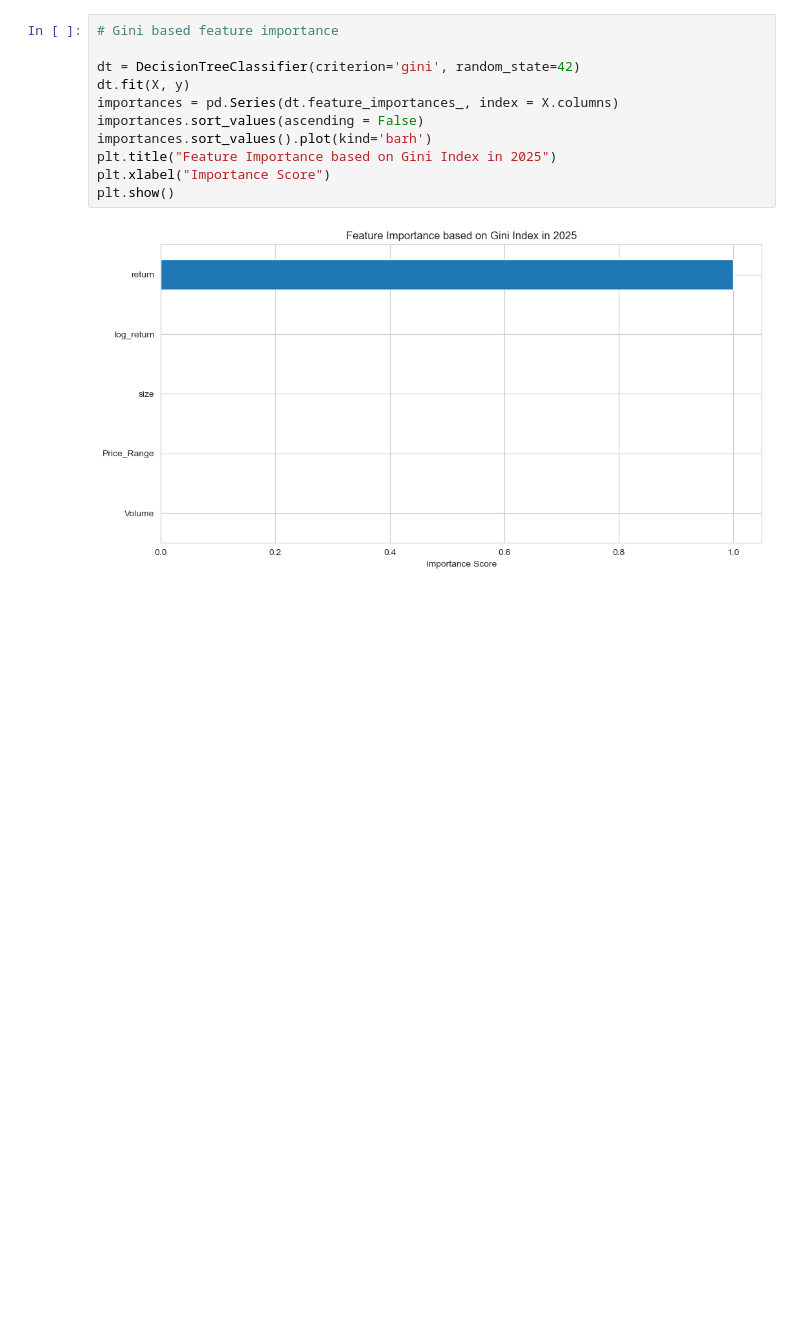
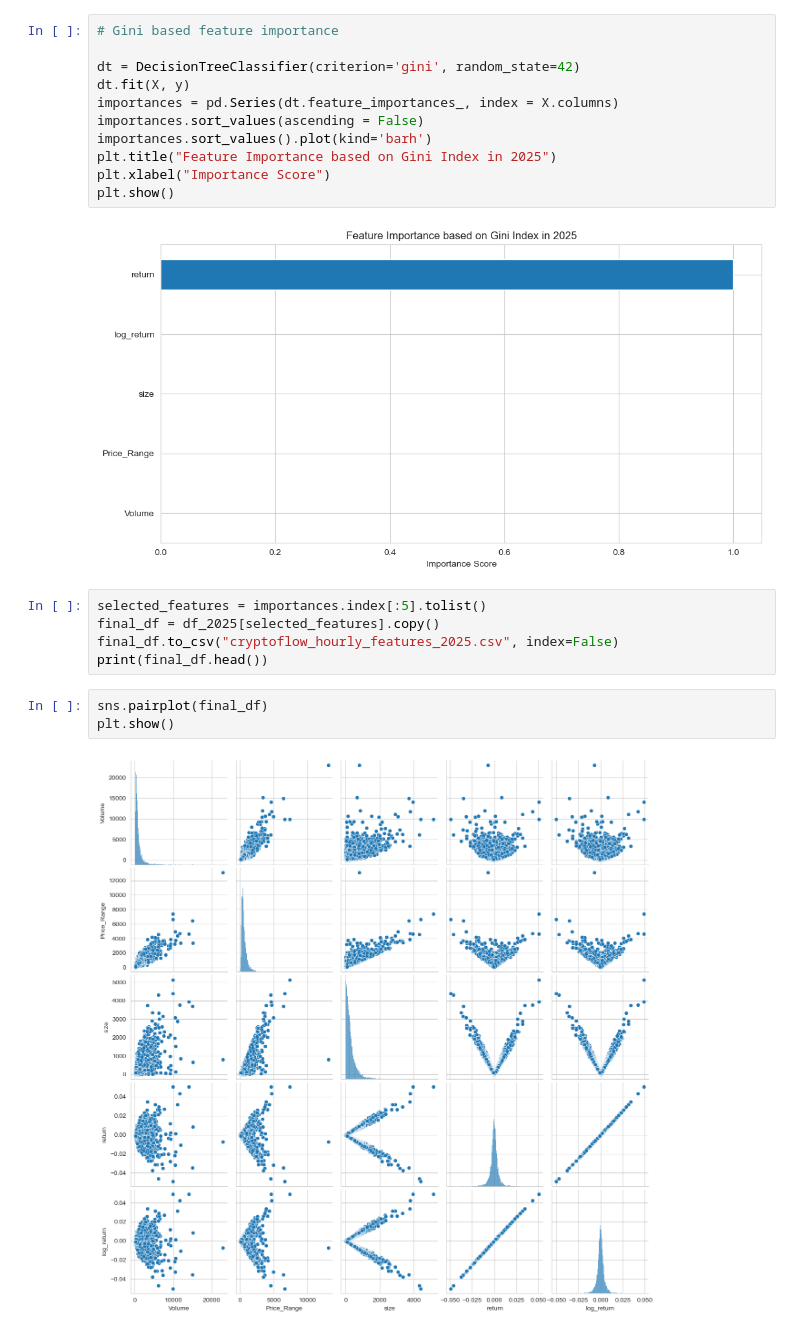
Before and after one commit to mihiniboteju/cryptoflow, a Jupyter notebook: data_processing.ipynb, the cells around one changed output. Cells and saved outputs as stored; diff of their text form; blank space fills up the shorter version.

```diff
--- a/data_processing.ipynb
+++ b/data_processing.ipynb
@@ -203,3 +206,13 @@ plt.xlabel("Importance Score")
 plt.show()
 # %% [output]
 [figure]
+# %%
+selected_features = importances.index[:5].tolist()
+final_df = df_2025[selected_features].copy()
+final_df.to_csv("cryptoflow_hourly_features_2025.csv", index=False)
+print(final_df.head())
+# %%
+sns.pairplot(final_df)
+plt.show()
+# %% [output]
+[figure, added]
```
Also changed, not shown: parts of 15 cells of this notebook, 2 other files.
